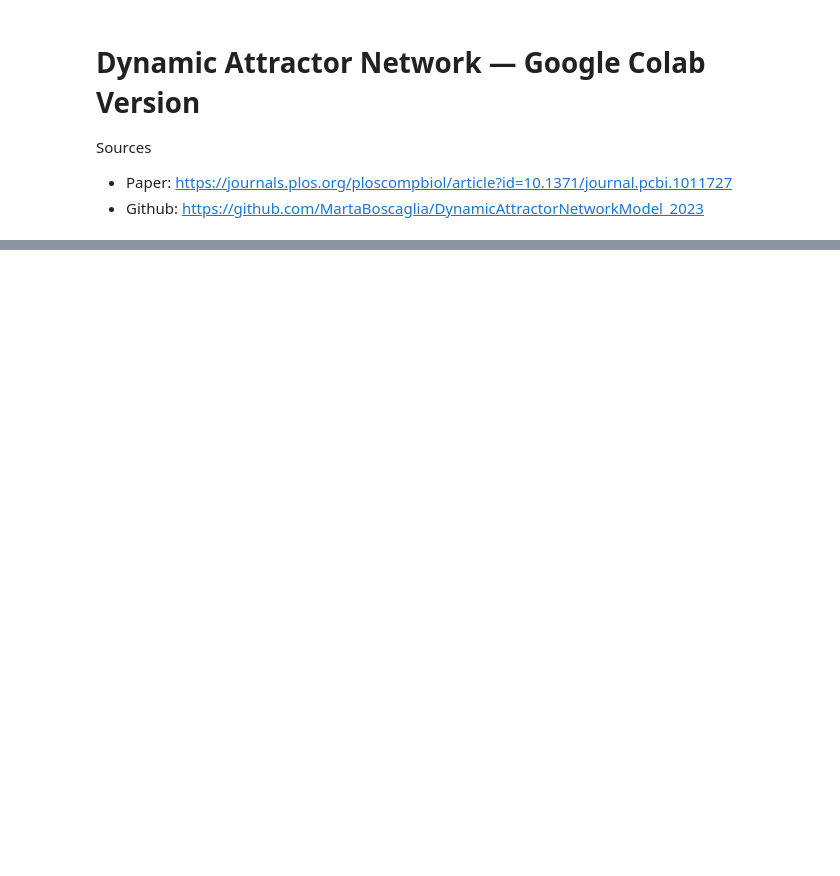
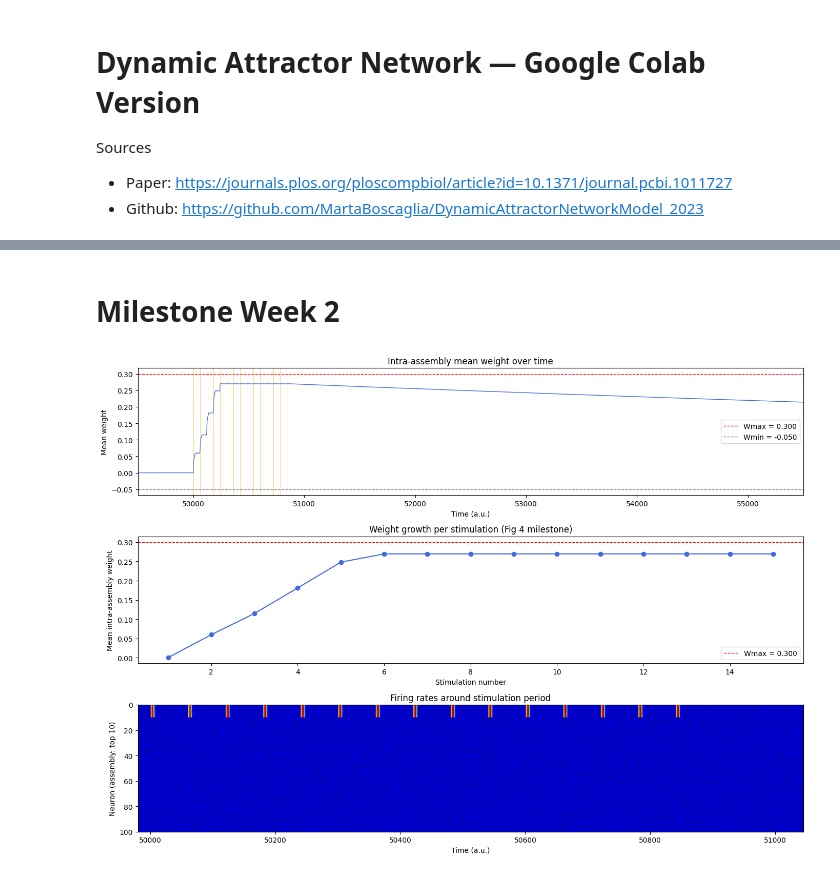
Before and after one commit to cecipwd/dynamicattractor, a Jupyter notebook: dynamic_attractor_network_colab.ipynb, the cells around one changed output, grey strips where cells are left out. Cells and saved outputs as stored; diff of their text form; code cells hidden in the pictures; blank space fills up the shorter version.

Commit message:
milestone week 2 tasks

```diff
--- a/dynamic_attractor_network_colab.ipynb
+++ b/dynamic_attractor_network_colab.ipynb
@@ -63,7 +65,8 @@ autoconnections = False
 
 # For Colab testing, keep tmax moderate.
 # Original paper-like runs can be much larger and may require too much RAM/time.
-tmax = 60000
+#tmax = 60000 milestone week 1
+tmax = 55500 #milestone week 2
 meanWin = int(15 / dt)
 
 Factor_SR = 2
@@ -79,7 +82,8 @@ beta = 0.0025
 tau_w = 50
 
 # --- Stimulation schedule ---
-HowManyStims = 20
+#HowManyStims = 20 #milestone week 1
+HowManyStims = 15 #milestone week 2
 tonset_first = 50000
 toffset_first = 50005
 tsep = 60
@@ -209,7 +218,8 @@ while t_temp < tmax:
 
     # Input logic matching the original MATLAB behaviour:
     # in stim window -> I zeros; outside stim window -> I1 assembly input
-    ext_input = I if in_stim else I1
+    #ext_input = I if in_stim else I1 week 1
+    ext_input = I1 if in_stim else I
 
     h = (W_before @ r_ALL[:, ct - 2] + ext_input) * SF
 
@@ -424,0 +452,50 @@ print(f'Weight plot saved to: {weight_plot_path}')
+# %% [markdown]
+# Milestone Week 2
+# %%
+fig, axes = plt.subplots(3, 1, figsize=(14, 10))
+
+time_axis = np.arange(n_steps) * dt
+
+# 1. Intra-assembly mean weight over time
+axes[0].plot(time_axis, mean_weights_assembly, color='royalblue', lw=1)
+axes[0].axhline(Wmax, color='red', linestyle='--', lw=1, label=f'Wmax = {Wmax:.3f}')
+axes[0].axhline(Wmin, color='gray', linestyle='--', lw=1, label=f'Wmin = {Wmin:.3f}')
+for ton in tonsets:
+    axes[0].axvline(ton, color='orange', alpha=0.5, lw=0.7)
+axes[0].set_xlim([tonset_first - 500, tmax])
+axes[0].set_xlabel('Time (a.u.)')
+axes[0].set_ylabel('Mean weight')
+axes[0].set_title('Intra-assembly mean weight over time')
+axes[0].legend()
+
+# 2. Mean weight sampled at each stim onset (the Fig 4A equivalent)
+weights_per_stim = []
+for ton in tonsets:
+    idx = int(ton / dt)
+    weights_per_stim.append(mean_weights_assembly[idx])
+
+axes[1].plot(range(1, HowManyStims + 1), weights_per_stim, 'o-', color='royalblue')
+axes[1].axhline(Wmax, color='red', linestyle='--', lw=1, label=f'Wmax = {Wmax:.3f}')
+axes[1].set_xlabel('Stimulation number')
+axes[1].set_ylabel('Mean intra-assembly weight')
+axes[1].set_title('Weight growth per stimulation (Fig 4 milestone)')
+axes[1].legend()
+
+# 3. Firing rates heatmap zoomed around stim period
+zoom_start = int((tonset_first - 20) / dt)
+zoom_end   = int((toffsets[-1] + 200) / dt)
+axes[2].imshow(
+    firingRates_ordered[:, zoom_start:zoom_end],
+    aspect='auto', cmap='jet', origin='upper',
+    extent=[time_axis[zoom_start], time_axis[zoom_end],
+            firingRates_ordered.shape[0], 0]
+)
+axes[2].set_xlabel('Time (a.u.)')
+axes[2].set_ylabel('Neuron (assembly: top 10)')
+axes[2].set_title('Firing rates around stimulation period')
+
+plt.tight_layout()
+plt.savefig(os.path.join(save_dir, 'week2_milestone.png'), dpi=150)
+plt.show()
+# %% [output]
+[figure, added]
```
Also changed, not shown: parts of 6 cells of this notebook.
